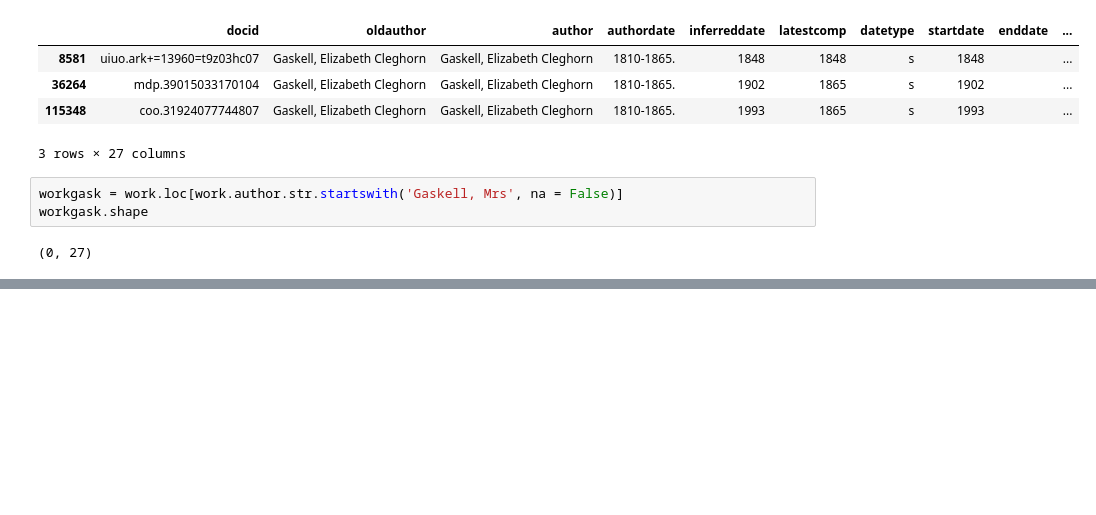
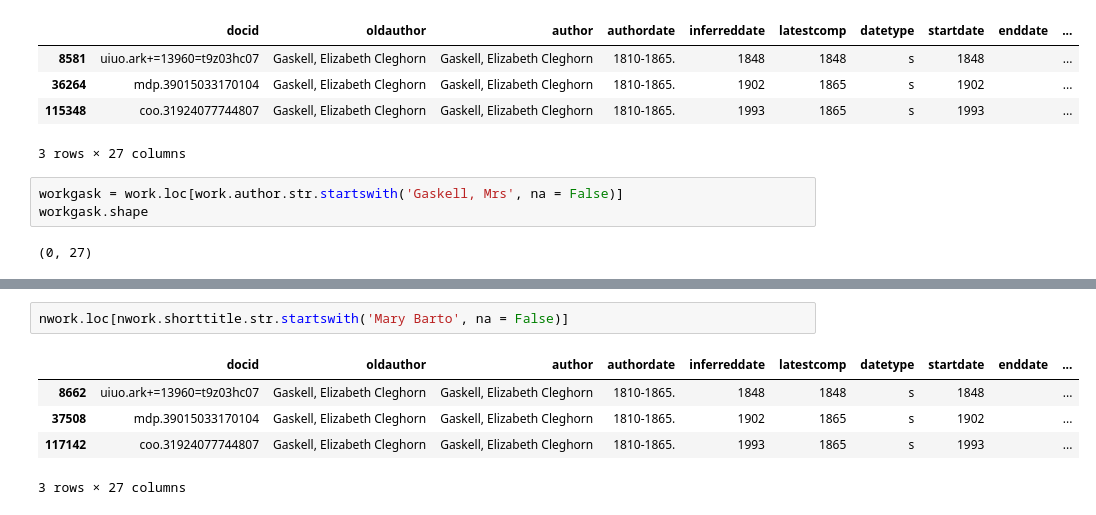
Before and after one commit to tedunderwood/noveltmmeta, a Jupyter notebook: dedup/spotcheck.ipynb, the cells around one changed output, grey strips where cells are left out. Cells and saved outputs as stored; diff of their text form; blank space fills up the shorter version.

```diff
--- a/dedup/spotcheck.ipynb
+++ b/dedup/spotcheck.ipynb
@@ -74,0 +151,8 @@ workgask.shape
+# %%
+nwork.loc[nwork.shorttitle.str.startswith('Mary Barto', na = False)]
+# %% [output]
+|  | docid | oldauthor | author | authordate | inferreddate | latestcomp | datetype | startdate | enddate | ... |
+| 8662 | uiuo.ark+=13960=t9z03hc07 | Gaskell, Elizabeth Cleghorn | Gaskell, Elizabeth Cleghorn | 1810-1865. | 1848 | 1848 | s | 1848 |  | ... |
+| 37508 | mdp.39015033170104 | Gaskell, Elizabeth Cleghorn | Gaskell, Elizabeth Cleghorn | 1810-1865. | 1902 | 1865 | s | 1902 |  | ... |
+| 117142 | coo.31924077744807 | Gaskell, Elizabeth Cleghorn | Gaskell, Elizabeth Cleghorn | 1810-1865. | 1993 | 1865 | s | 1993 |  | ... |
+3 rows × 27 columns
```
Also changed, not shown: parts of 18 cells of this notebook.
